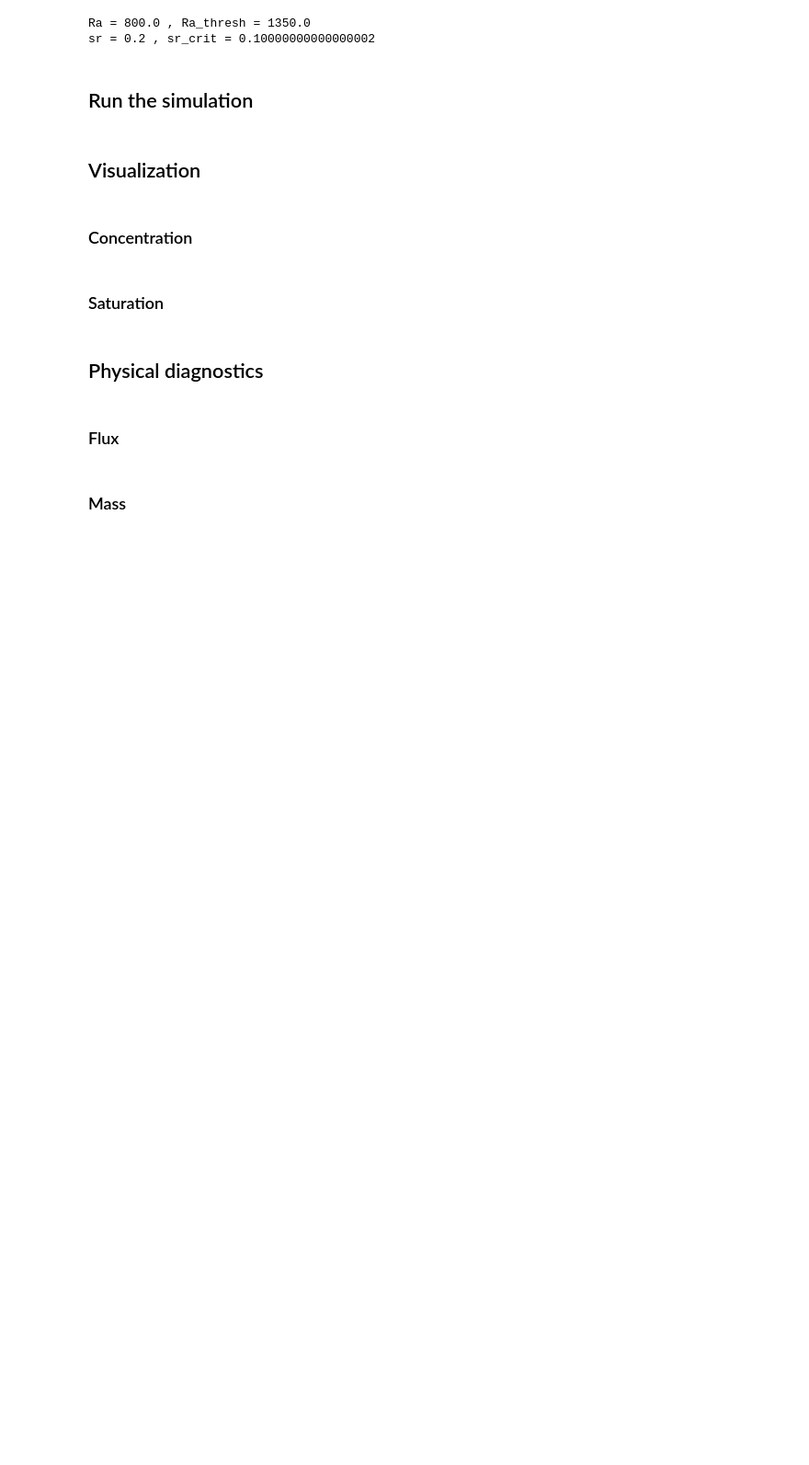
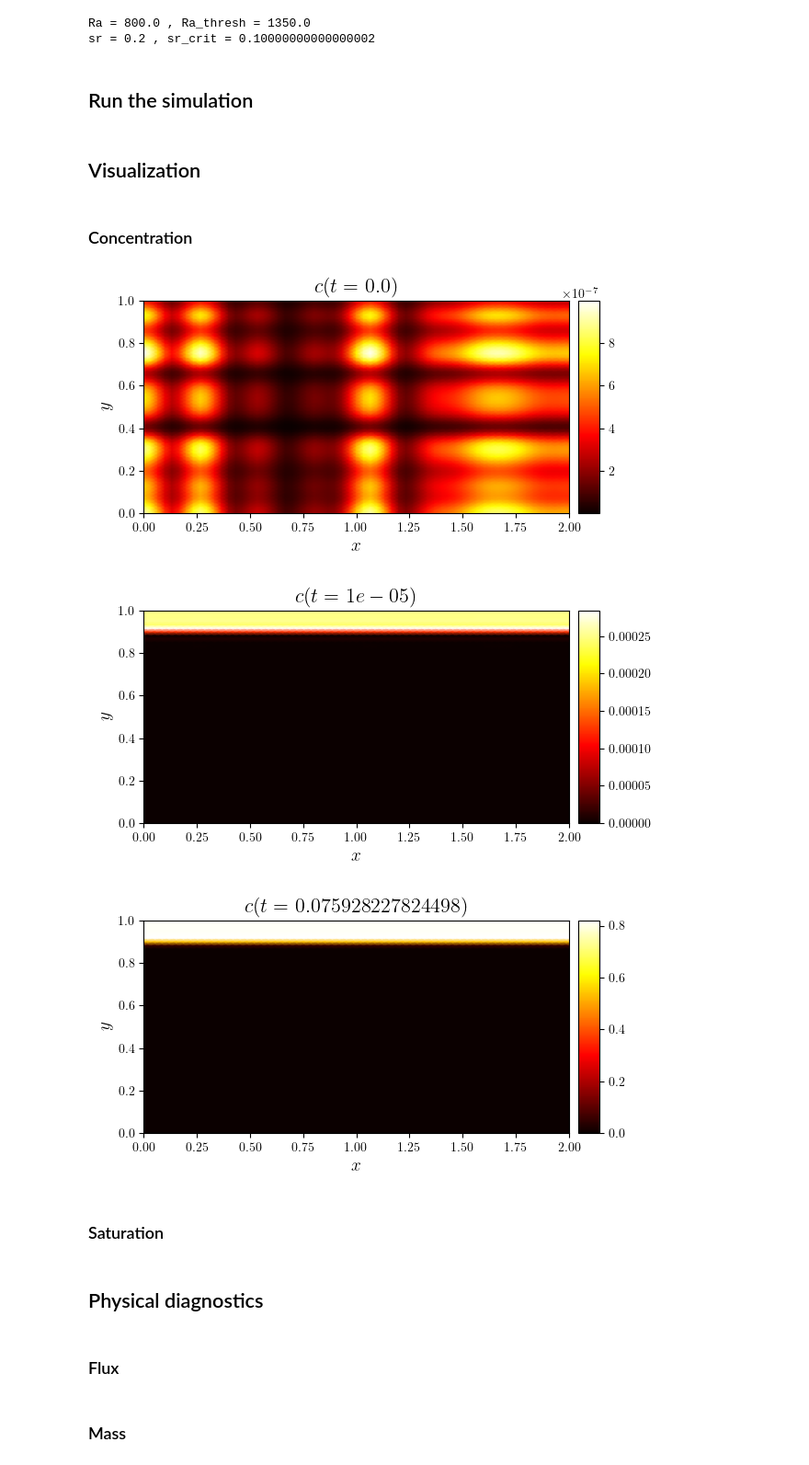
Before and after one commit to george-poole/CRoCoDiL, a Jupyter notebook: demo/system_a/A10_demo.ipynb, the cells around one changed output. Shown at 92% size. Cells and saved outputs as stored; diff of their text form; code cells hidden in the pictures; blank space fills up the shorter version.

```diff
--- a/demo/system_a/A10_demo.ipynb
+++ b/demo/system_a/A10_demo.ipynb
@@ -63,7 +63,7 @@ sr = 0.2 , sr_crit = 0.10000000000000002
 # %% [markdown]
 ## Run the simulation
 # %%
-n_stop = set_ipynb_variable('N_STOP', 300)
+n_stop = set_ipynb_variable('N_STOP', 20)
 t_stop = 100.0
 dt_init = 1e-6
 n_init = 10
@@ -85,19 +85,23 @@ fZeta0, fZetaPlus, fZetaMinus = f.split()
 # %%
 _display = None
 if not ANIM:
     time_indices = as_index(c.time_series, (0, 0.5, -1), fraction=True)
     for i in time_indices:
-        fig, ax = plot_colormap(c.series[i], title=f'c(t={c.time_series[i]})$')
+        fig, ax = plot_colormap(c.series[i], title=f'$c(t={c.time_series[i]})$')
 else:
     time_slice = slice(0, None, 2)
     titles = [f'${c.name}(t={t:.3f})$' for t in c.time_series[time_slice]]
     anim = create_animation(
         plot_colormap,
         colorbar=False,
     )(c.series[time_slice], title=titles)
-    anim_path = save_figure(f'{c.name}(t)', simulation.dir_path, prefix_ipynb=False, return_path=True)(anim)
+    anim_path = save_figure(f'{c.name}(t)', simulation.dir_path, prefix=False, return_path=True)(anim)
     _display = display_animation(anim_path)
 _display
+# %% [output]
+[figure, added]
+[figure, added]
+[figure, added]
 # %% [markdown]
 ### Saturation
 # %%
```
Also changed, not shown: parts of 9 cells of this notebook, 29 other files.
